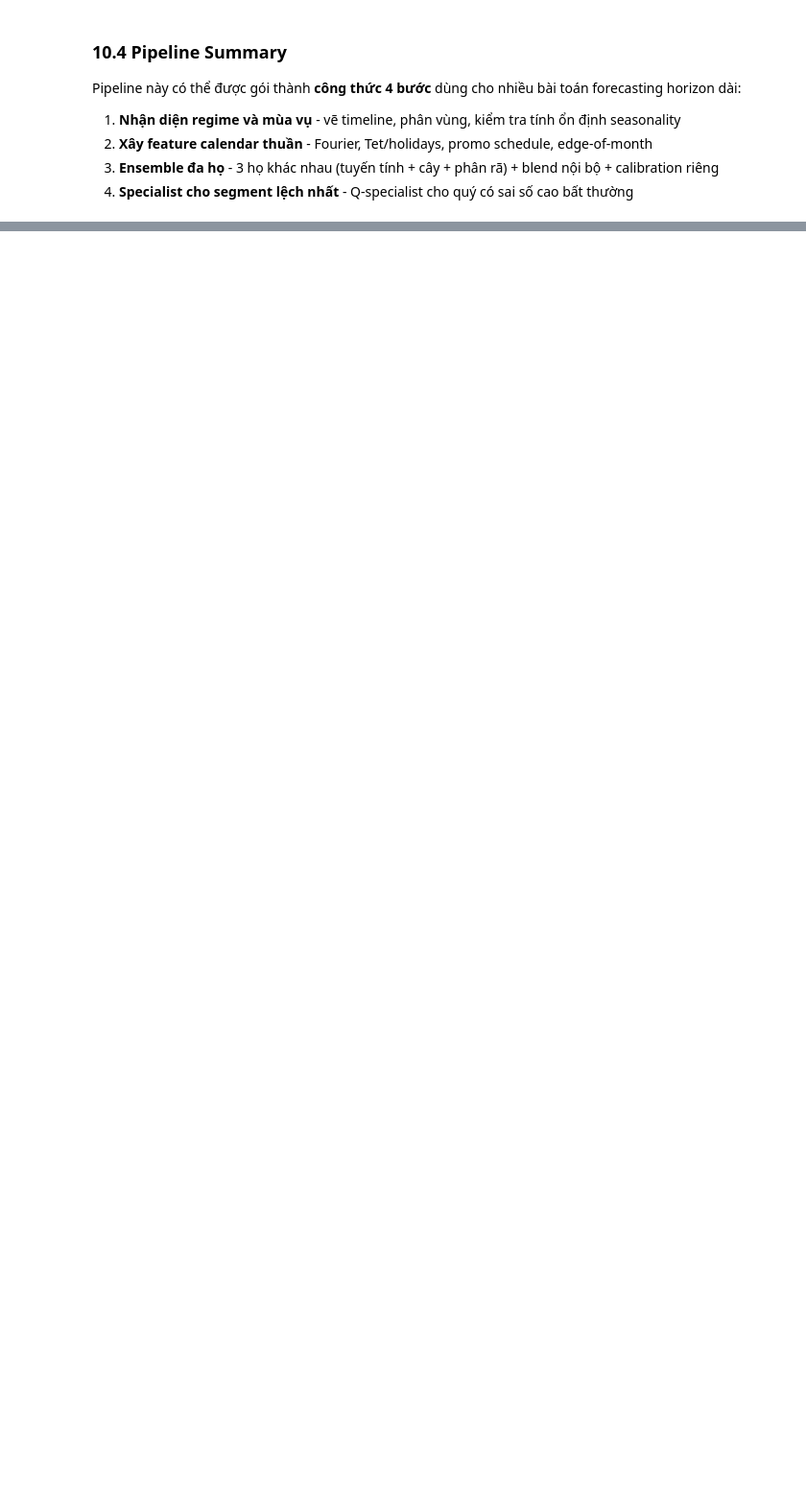
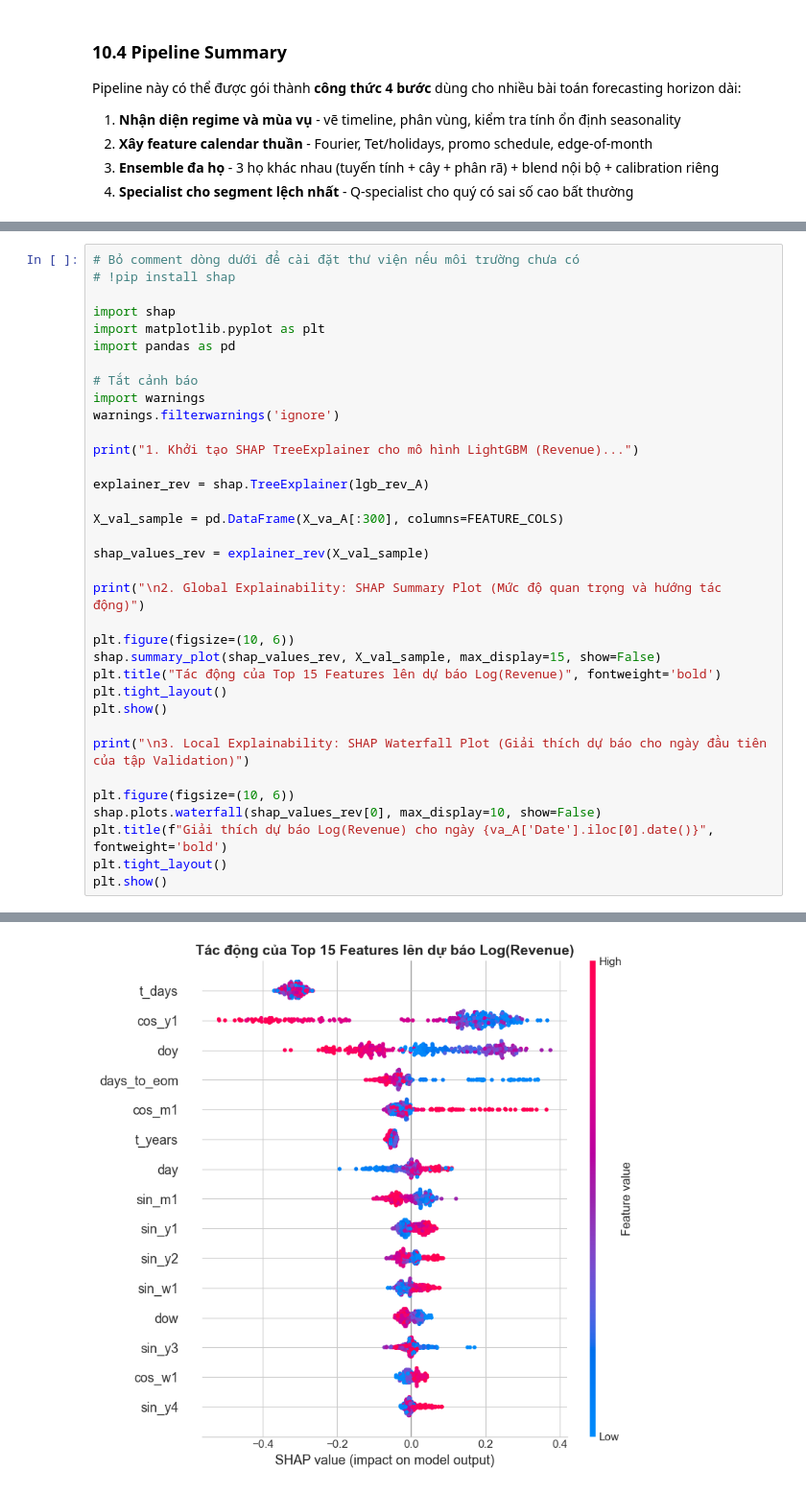
Before and after one commit to NgTHung/DATATHON-2026-r1, a Jupyter notebook: notebooks/03.1_timeseries_forecasting.ipynb, the cells around one changed output, grey strips where cells are left out. Shown at 96% size. Cells and saved outputs as stored; diff of their text form; blank space fills up the shorter version.

```diff
--- a/notebooks/03.1_timeseries_forecasting.ipynb
+++ b/notebooks/03.1_timeseries_forecasting.ipynb
@@ -1240,0 +1288,36 @@ PIPELINE COMPLETE - Tiered Ensemble Forecasting
+# %%
+# Bỏ comment dòng dưới để cài đặt thư viện nếu môi trường chưa có
+# !pip install shap
+
+import shap
+import matplotlib.pyplot as plt
+import pandas as pd
+
+# Tắt cảnh báo
+import warnings
+warnings.filterwarnings('ignore')
+
+print("1. Khởi tạo SHAP TreeExplainer cho mô hình LightGBM (Revenue)...")
+
+explainer_rev = shap.TreeExplainer(lgb_rev_A)
+
+X_val_sample = pd.DataFrame(X_va_A[:300], columns=FEATURE_COLS)
+
+shap_values_rev = explainer_rev(X_val_sample)
+
+print("\n2. Global Explainability: SHAP Summary Plot (Mức độ quan trọng và hướng tác động)")
+
+plt.figure(figsize=(10, 6))
+shap.summary_plot(shap_values_rev, X_val_sample, max_display=15, show=False)
+plt.title("Tác động của Top 15 Features lên dự báo Log(Revenue)", fontweight='bold')
+plt.tight_layout()
+plt.show()
+
+print("\n3. Local Explainability: SHAP Waterfall Plot (Giải thích dự báo cho ngày đầu tiên của tập Validation)")
+
+plt.figure(figsize=(10, 6))
+shap.plots.waterfall(shap_values_rev[0], max_display=10, show=False)
+plt.title(f"Giải thích dự báo Log(Revenue) cho ngày {va_A['Date'].iloc[0].date()}", fontweight='bold')
+plt.tight_layout()
+plt.show()
+# %% [output]
@@ -1240,0 +1327 @@ PIPELINE COMPLETE - Tiered Ensemble Forecasting
+[figure, added]
```
Also changed, not shown: parts of 16 cells of this notebook, 5 other files.
